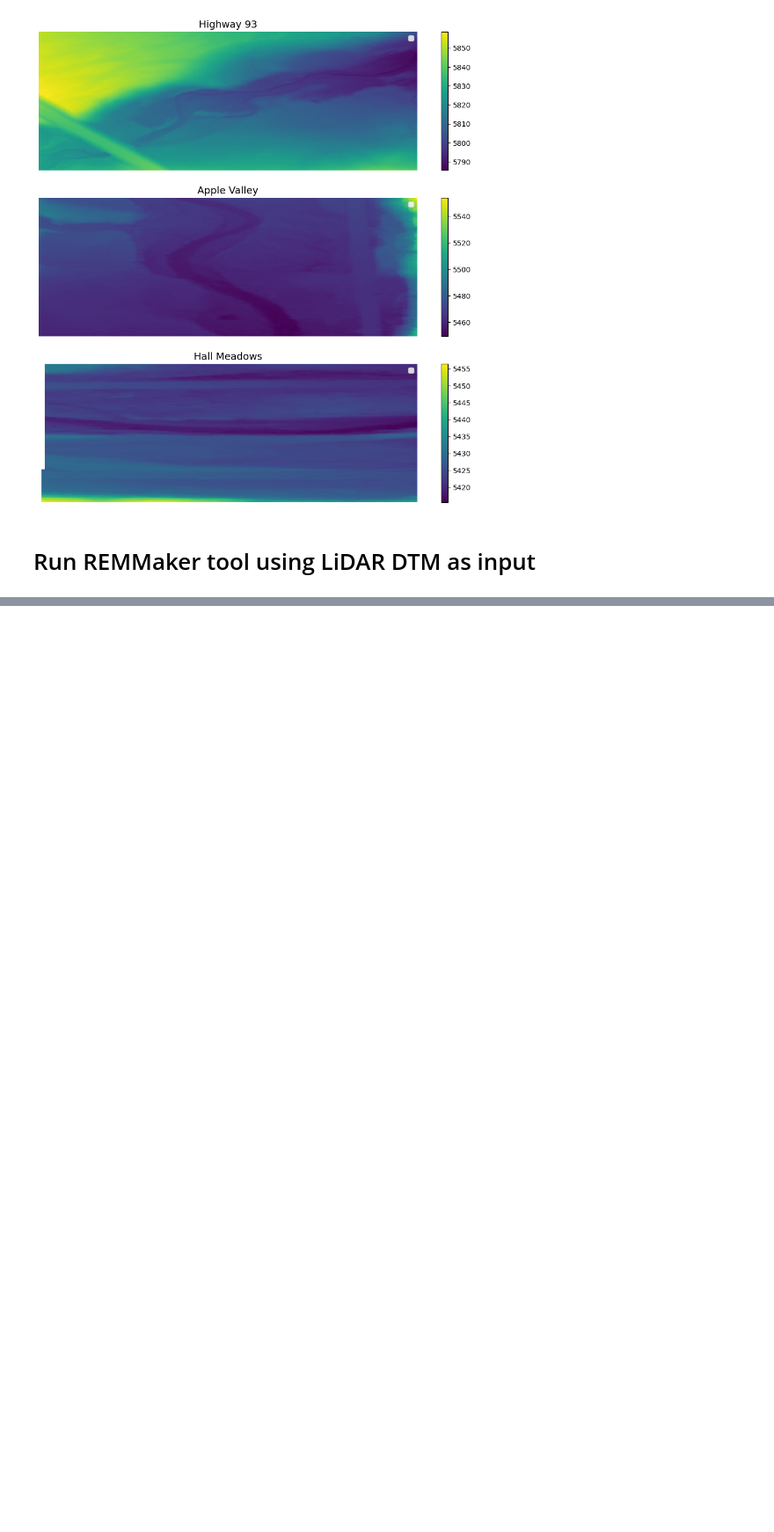
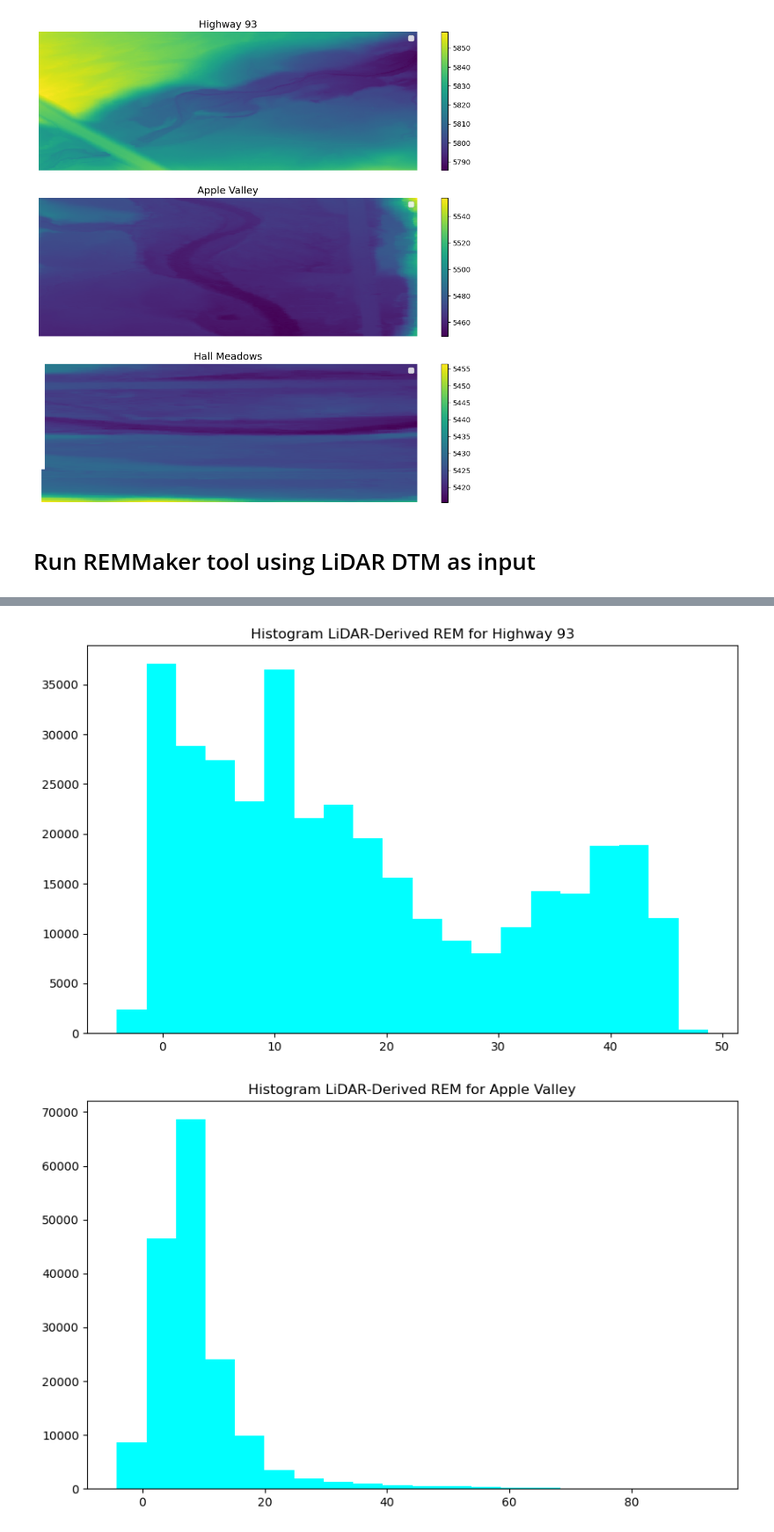
Before and after one commit to lechipman/example-project-repository, a Jupyter notebook: lidar_processing.ipynb, the cells around one changed output, grey strips where cells are left out. Shown at 88% size. Cells and saved outputs as stored; diff of their text form; code cells hidden in the pictures; blank space fills up the shorter version.

```diff
--- a/lidar_processing.ipynb
+++ b/lidar_processing.ipynb
@@ -274,5 +314,20 @@ plot_model(model = lidar_rem,
 # %%
 # Call function to plot histogram of REM
-plot_hist(model=lidar_rem,
-          title="Histogram of the REM Data, Highway 93 Site",
-          color="cyan")
+# Plot the REMs
+# Define plot space with x subplots
+#fig, axes = plt.subplots(3, 1, figsize=(12, 14))
+
+# List of site names to pass to function for titles
+plot_title = ('Histogram LiDAR-Derived REM for Highway 93',
+              'Histogram LiDAR-Derived REM for Apple Valley',
+              'Histogram LiDAR-Derived REM for Hall Meadows')
+
+# Call plot function
+for i, axe in enumerate(axes.flatten()):
+    plot_hist(
+        model=lidar_rem_list[i],
+        title=plot_title[i],
+        color='cyan')
+# %% [output]
+[figure, added]
+[figure, added]
```
Also changed, not shown: parts of 15 cells of this notebook.
